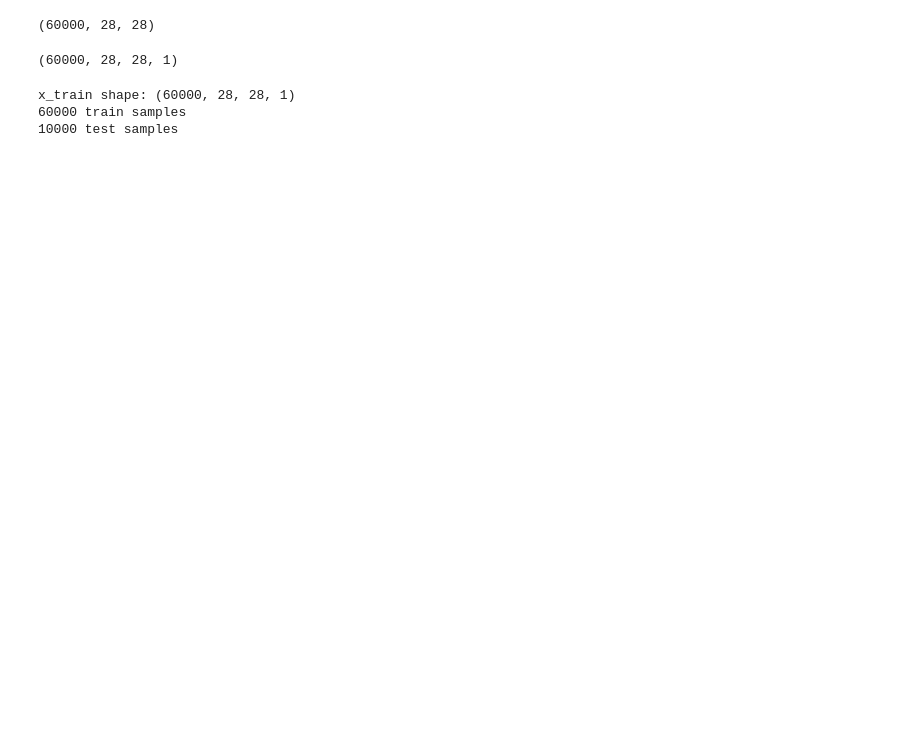
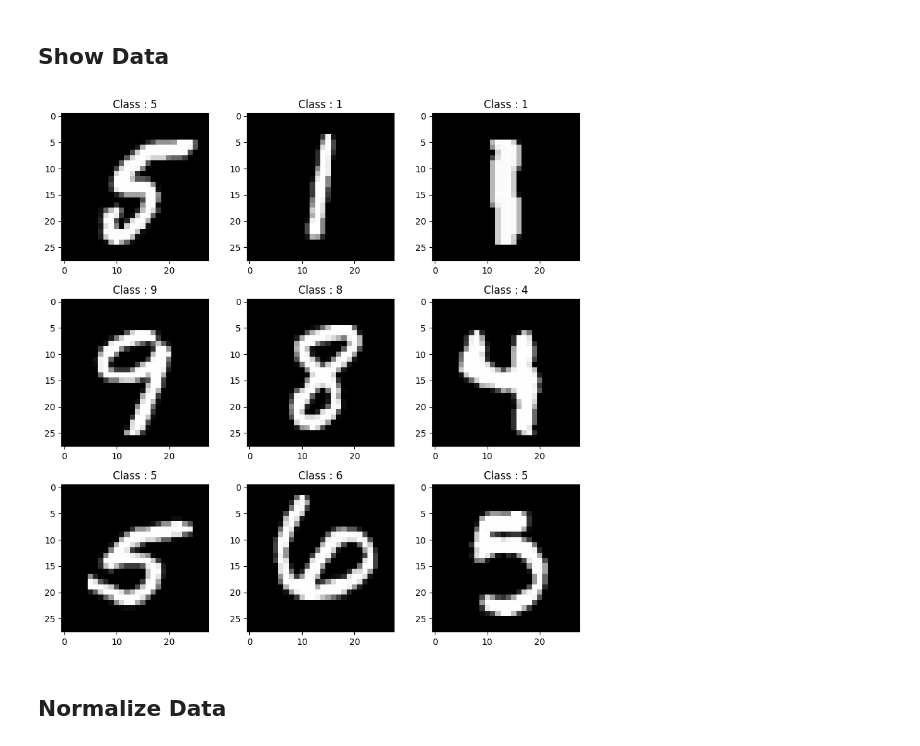
Before and after one commit to HeiZemBerg/Mnist_recognitions, a Jupyter notebook: Mnist_NuralNetworkModel.ipynb, the cells around one changed output. Drawn from its saved outputs; the diff is of its cells as text; code cells hidden in the pictures; blank space fills up the shorter version.

```diff
--- a/Mnist_NuralNetworkModel.ipynb
+++ b/Mnist_NuralNetworkModel.ipynb
@@ -15,5 +20,21 @@ Downloading data from https://storage.googleapis.com/tensorflow/tf-keras-dataset
-# %%
-X_train.shape
-# %% [output]
-(60000, 28, 28)
+# %% [markdown]
+## Show Data
+# %%
+
+plt.rcParams['figure.figsize'] = (9,9)
+
+for i in range(9):
+    plt.subplot(3,3,i+1)
+    ## generate random number
+    num = random.randint(0, len(X_train))
+    ## show gray image as Mnist data
+    plt.imshow(X_train[num], cmap='gray', interpolation='none')
+    ## Class image as Mnist data
+    plt.title("Class : " + str(y_train[num]))
+
+plt.tight_layout()
+# %% [output]
+[figure, added]
+# %% [markdown]
+## Normalize Data
 # %%
@@ -22,4 +46,0 @@ X_test = X_test.reshape(X_test.shape[0],28,28,1)
-# %%
-X_train.shape
-# %% [output]
-(60000, 28, 28, 1)
@@ -33,11 +53,3 @@ X_train = X_train.astype('float64')
 X_test = X_test.astype('float64')
 X_train /= 255
 X_test /= 255
-# %%
-print('x_train shape:', X_train.shape)
-print(X_train.shape[0], 'train samples')
-print(X_test.shape[0], 'test samples')
-# %% [output]
-x_train shape: (60000, 28, 28, 1)
-60000 train samples
-10000 test samples
```
Also changed, not shown: parts of 13 cells of this notebook.
